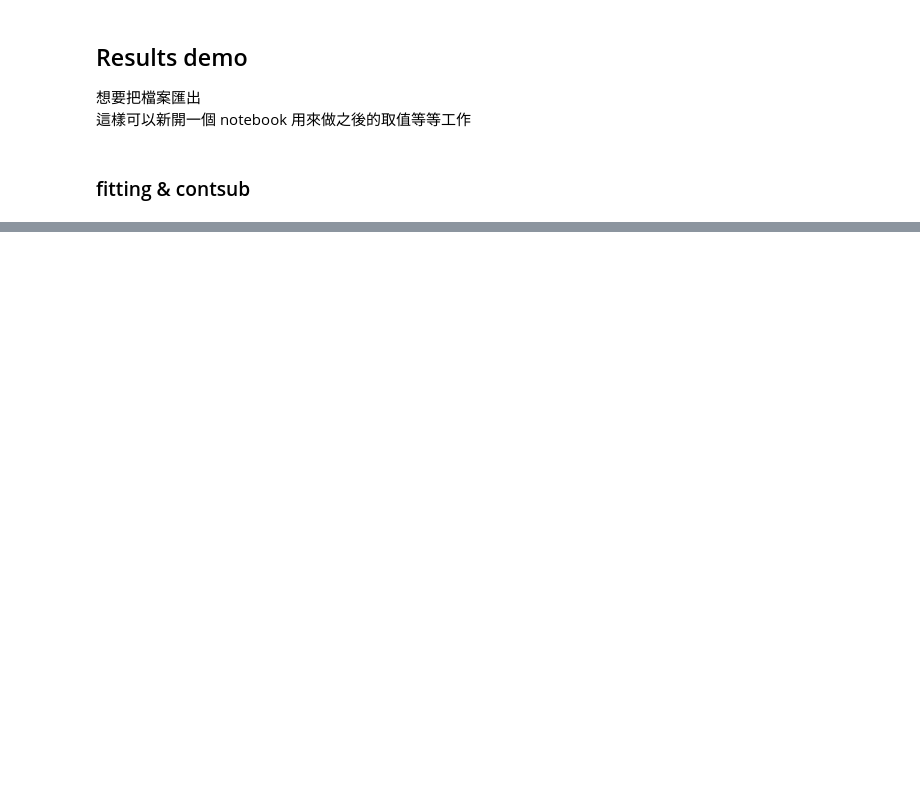
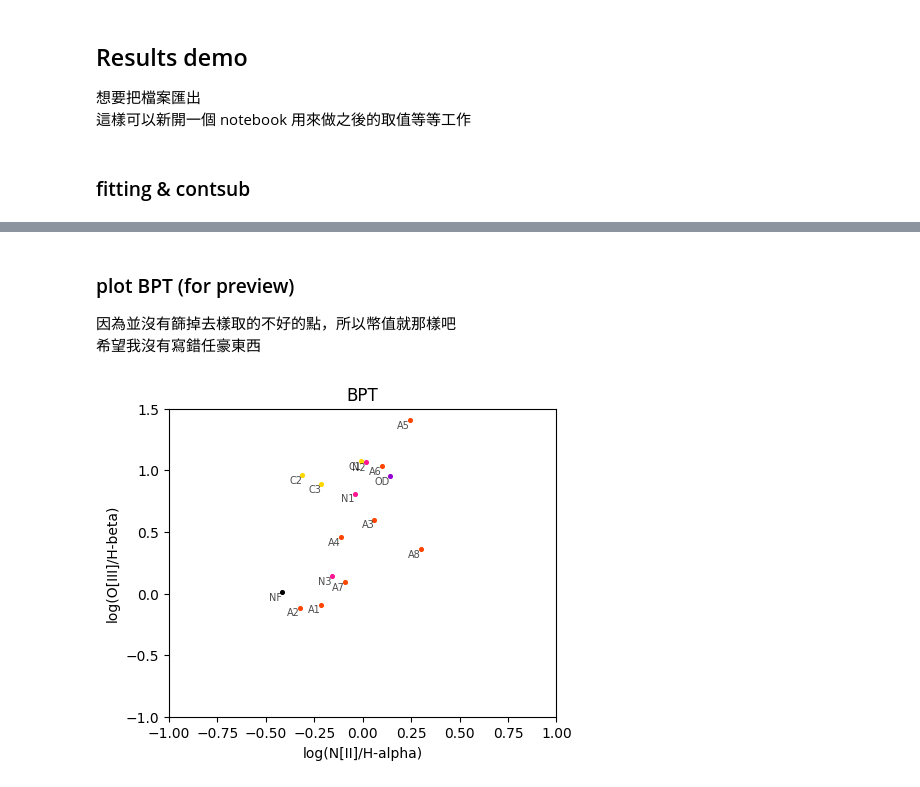
Before and after one commit to aqingo3o/Hello-Circinus, a Jupyter notebook: ionizedGas/py_contsub_linefree_samplingBPT.ipynb, the cells around one changed output, grey strips where cells are left out. Saved outputs shown, nothing was run; the diff lists cells and outputs as text; code cells hidden in the pictures; blank space fills up the shorter version.

```diff
--- a/ionizedGas/py_contsub_linefree_samplingBPT.ipynb
+++ b/ionizedGas/py_contsub_linefree_samplingBPT.ipynb
@@ -115,11 +115,14 @@ def Plot_emission(ymax):
 選一些像素，取樣的意思啦
 # %%
 # 要 fit 哪個 pixel 的 continnum?
-pixel_sample = [('N', 157, 151), ('OD', 192, 161), ('NF', 107, 104),
+pixel_sample = [('N1', 157, 151), ('N2', 151, 156), ('N3', 163, 141),
                 ('A1', 161, 130), ('A2', 54, 133), ('A3', 131, 173), ('A4', 152, 143), # arm
-                ('A5', 146, 165), ('A6', 166, 158), ('A7', 198, 90), ('A8', 129, 42), # arm
-                ('C1', 144, 241), ('C2', 221, 224), ('C3', 230, 127), # cone
-                ('S1', 60, 220), ('S2', 37, 153), ('S3', 242, 58),] # side
+                ('A5', 146, 165), ('A6', 166, 158), ('A7', 198, 90), ('A8', 129, 42),# arm
+                ('C1', 166, 234), ('C2', 211, 220), ('C3', 210, 180), # cone
+                #('S1', 60, 220), ('S2', 37, 153), ('S3', 242, 58), # side
+                ('OD', 192, 161), ('NF', 107, 104)
+                ]
+ouoooo = []
 # %% [markdown]
 ## Fitting
 先用的超簡單超乎天文的 fitting
@@ -239,0 +290,38 @@ for i in range(len(contiL)):
+# %% [markdown]
+### plot BPT (for preview)
+因為並沒有篩掉去樣取的不好的點，所以幣值就那樣吧
+希望我沒有寫錯任豪東西
+# %%
+# 因為打很久所以存個
+# 超沒用之根據像素名字選取顏色機
+def Dot_color(pn):
+    if 'A' in pn:
+        c='orangered'
+    elif 'C' in pn:
+        c='gold'
+    elif 'S' in pn:
+        c='darkgray'
+    elif pn=='NF':
+        c='k' # 攔截
+    elif pn=='OD':
+        c='darkviolet'
+    elif 'N' in pn:
+        c='deeppink'
+    else:
+        c='g'
+    return c
+# %%
+# 純畫
+plt.figure(figsize=(5, 4))
+for pixelName, h, v in BPT_ratio:
+    c=Dot_color(pixelName)
+    plt.scatter(np.log10(h), np.log10(v), c=c, s=7)
+    plt.xlim(-1, 1)
+    plt.ylim(-1, 1.5)
+    plt.text(np.log10(h), np.log10(v), pixelName, color='k', alpha=0.7, fontsize=7, ha='right', va='top')
+    plt.xlabel('log(N[II]/H-alpha)')
+    plt.ylabel('log(O[III]/H-beta)')
+    plt.title('BPT')
+plt.show()
+# %% [output]
+[figure, added]
```
Also changed, not shown: parts of 9 cells of this notebook.
